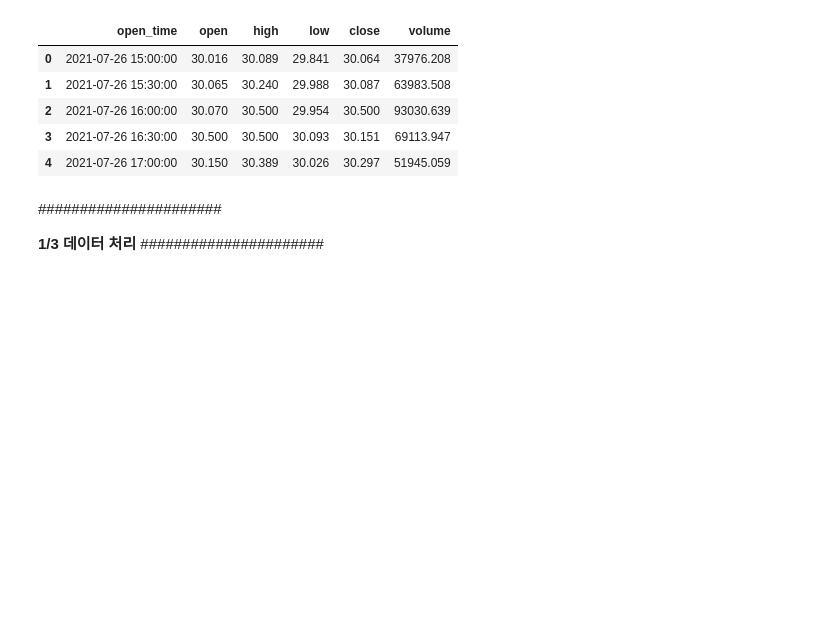
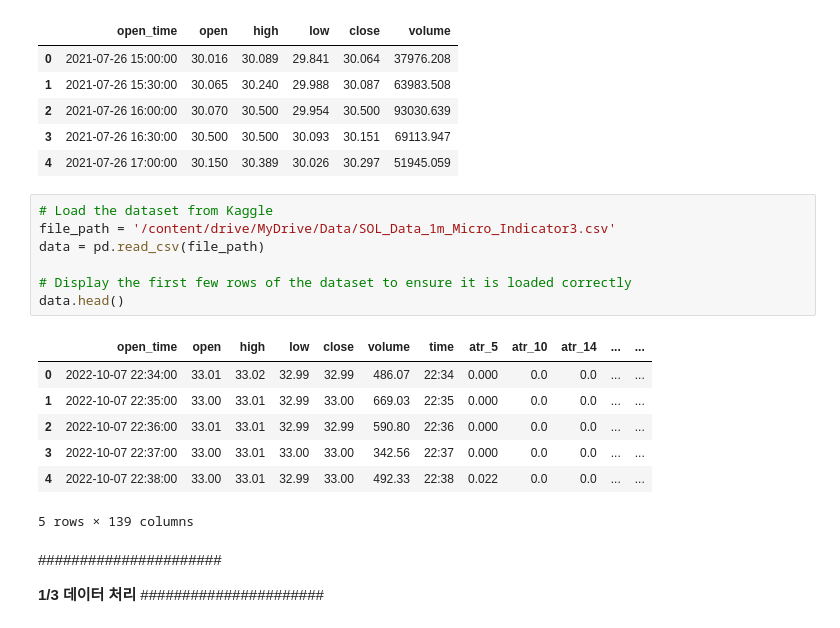
Before and after one commit to krkr5628/Crypto_Analysis_Colab, a Jupyter notebook: Data_Feature_multi_small.ipynb, the cells around one changed output. Drawn from its saved outputs; the diff is of its cells as text; blank space fills up the shorter version.

```diff
--- a/Data_Feature_multi_small.ipynb
+++ b/Data_Feature_multi_small.ipynb
@@ -663,6 +663,21 @@ data.head()
 | 2 | 2021-07-26 16:00:00 | 30.070 | 30.500 | 29.954 | 30.500 | 93030.639 |
 | 3 | 2021-07-26 16:30:00 | 30.500 | 30.500 | 30.093 | 30.151 | 69113.947 |
 | 4 | 2021-07-26 17:00:00 | 30.150 | 30.389 | 30.026 | 30.297 | 51945.059 |
+# %%
+# Load the dataset from Kaggle
+file_path = '/content/drive/MyDrive/Data/SOL_Data_1m_Micro_Indicator3.csv'
+data = pd.read_csv(file_path)
+
+# Display the first few rows of the dataset to ensure it is loaded correctly
+data.head()
+# %% [output]
+|  | open_time | open | high | low | close | volume | time | atr_5 | atr_10 | atr_14 | ... | ... |
+| 0 | 2022-10-07 22:34:00 | 33.01 | 33.02 | 32.99 | 32.99 | 486.07 | 22:34 | 0.000 | 0.0 | 0.0 | ... | ... |
+| 1 | 2022-10-07 22:35:00 | 33.00 | 33.01 | 32.99 | 33.00 | 669.03 | 22:35 | 0.000 | 0.0 | 0.0 | ... | ... |
+| 2 | 2022-10-07 22:36:00 | 33.01 | 33.01 | 32.99 | 32.99 | 590.80 | 22:36 | 0.000 | 0.0 | 0.0 | ... | ... |
+| 3 | 2022-10-07 22:37:00 | 33.00 | 33.01 | 33.00 | 33.00 | 342.56 | 22:37 | 0.000 | 0.0 | 0.0 | ... | ... |
+| 4 | 2022-10-07 22:38:00 | 33.00 | 33.01 | 32.99 | 33.00 | 492.33 | 22:38 | 0.022 | 0.0 | 0.0 | ... | ... |
+5 rows × 139 columns
 # %% [markdown]
 ######################
 
```
Also changed, not shown: parts of 4 cells of this notebook.
